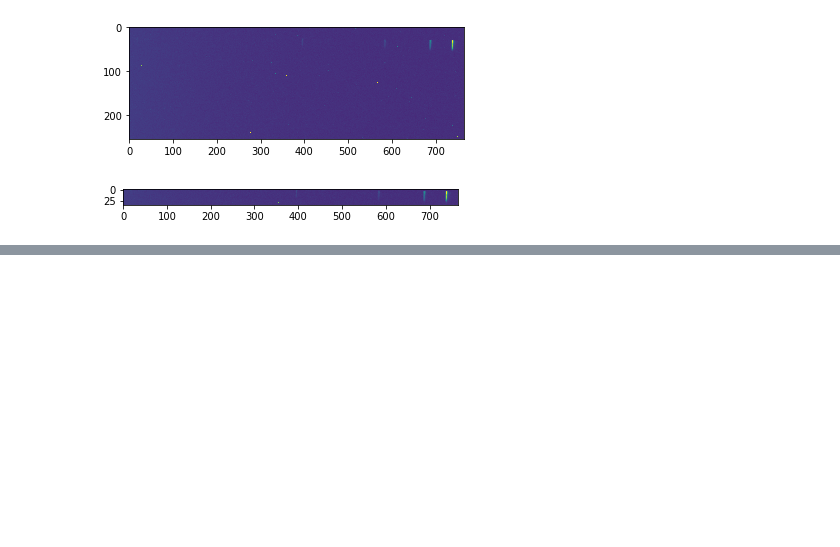
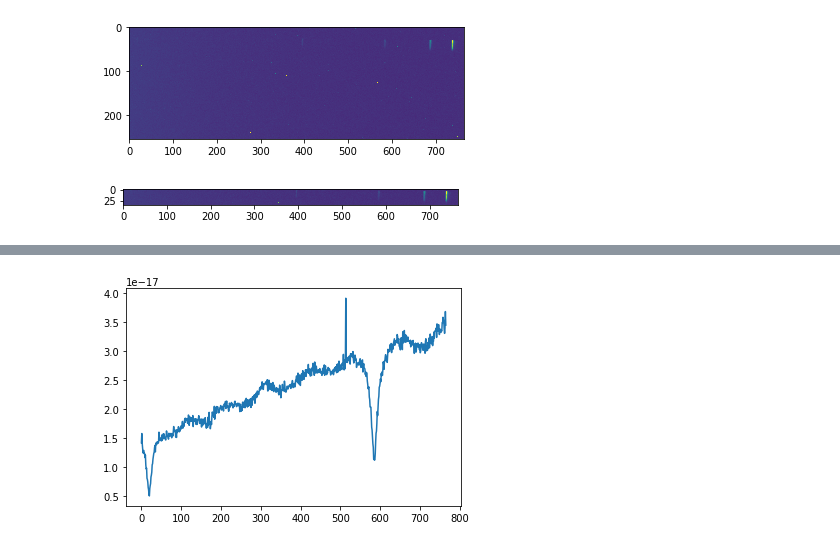
Before and after one commit to astro-kjc/AST443, a Jupyter notebook: Lab2/Lab2_normaliztion.ipynb, the cells around one changed output, grey strips where cells are left out. Saved outputs shown, nothing was run; the diff lists cells and outputs as text; code cells hidden in the pictures; blank space fills up the shorter version.

```diff
--- a/Lab2/Lab2_normaliztion.ipynb
+++ b/Lab2/Lab2_normaliztion.ipynb
@@ -82,3 +37,0 @@ x = np.linspace(shift,shift + cropped.shape[1]*ang_per_pix, num=len(y))
-# %%
-def blackbody(Lambda, T):
-    return 2*np.pi*h*c**2/Lambda**5/(np.exp(h*c/(Lambda*k*T))-1)
@@ -138,0 +82,6 @@ plt.ylabel("Counts");
+# %%
+attempt0 = np.mean(cropped,axis=0)/blackbody(x*1e-10,temp)
+plt.plot(flat_x,attempt0)
+data_fitfunc = np.poly1d(np.polyfit(flat_x,attempt0,N))
+# %% [output]
+[figure, added]
```
Also changed, not shown: parts of 18 cells of this notebook.
